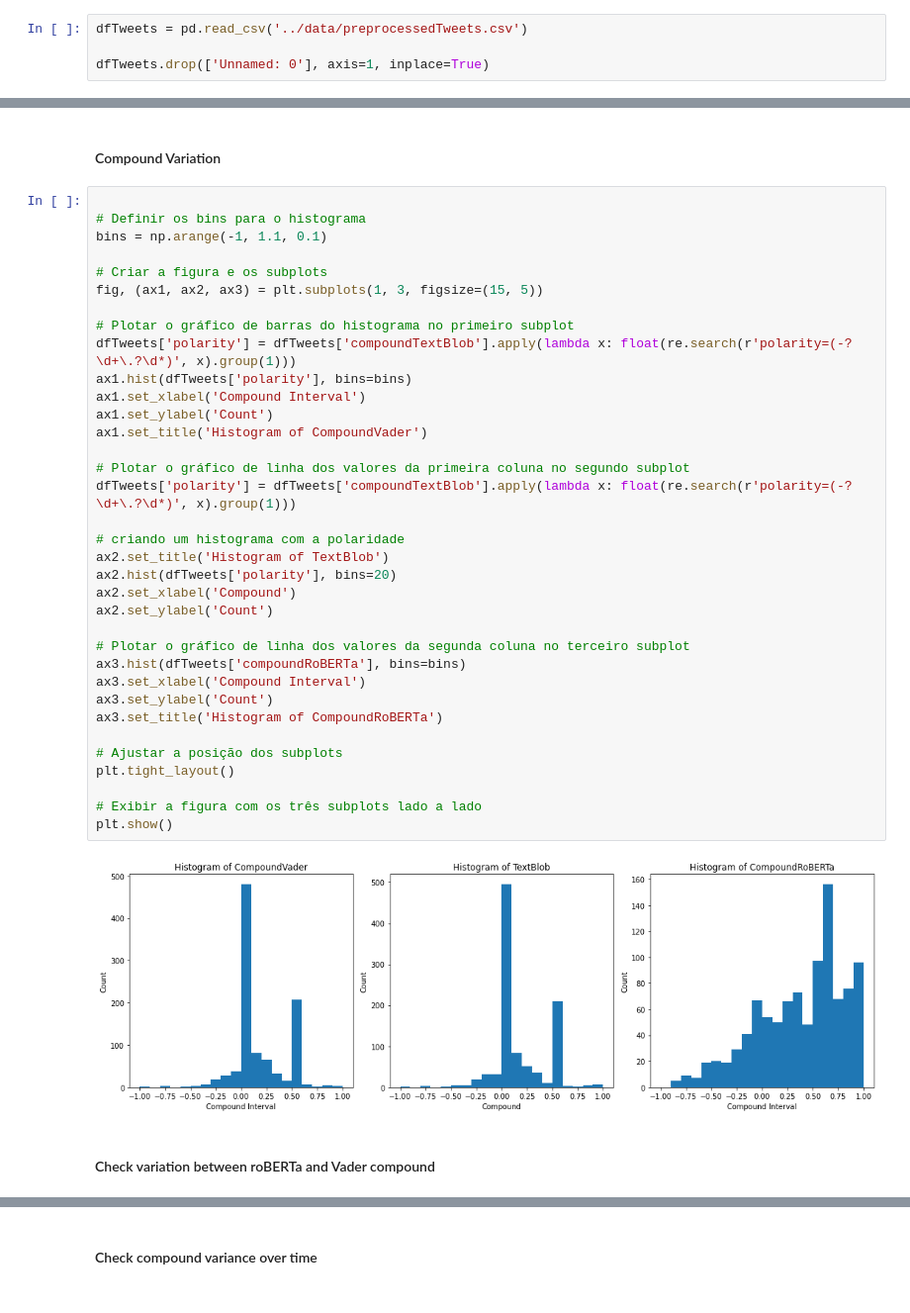
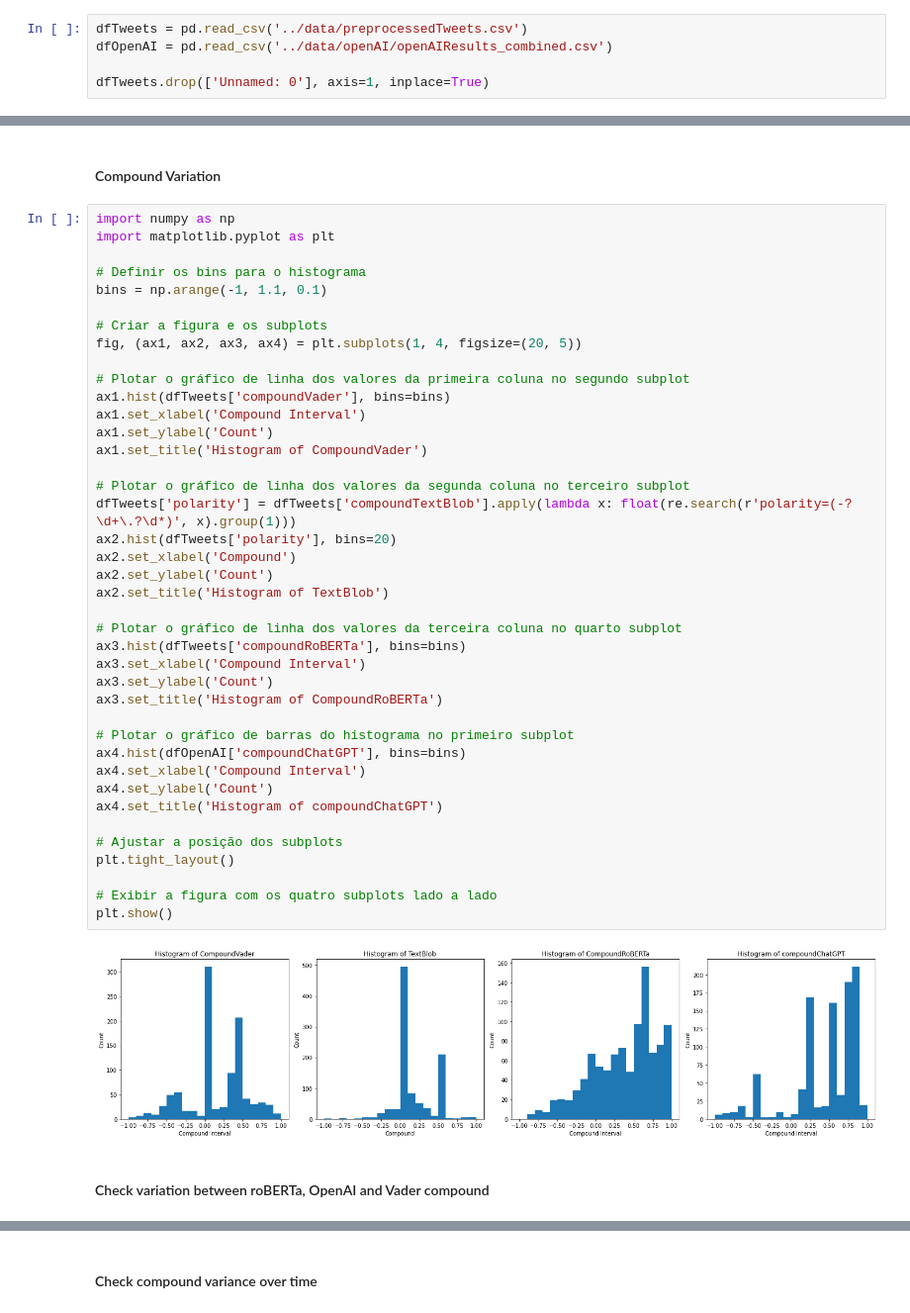
Before and after one commit to rushmetra/MD-Project, a Jupyter notebook: src/analysis.ipynb, the cells around one changed output, grey strips where cells are left out. Shown at 99% size. Cells and saved outputs as stored; diff of their text form.

```diff
--- a/src/analysis.ipynb
+++ b/src/analysis.ipynb
@@ -7,6 +7,7 @@ import re
 from prettytable import PrettyTable
 # %%
 dfTweets = pd.read_csv('../data/preprocessedTweets.csv')
+dfOpenAI = pd.read_csv('../data/openAI/openAIResults_combined.csv')
 
 dfTweets.drop(['Unnamed: 0'], axis=1, inplace=True)
 # %%
@@ -103,41 +111,46 @@ plt.show()
 # %% [markdown]
 #### Compound Variation
 # %%
+import numpy as np
+import matplotlib.pyplot as plt
 
 # Definir os bins para o histograma
 bins = np.arange(-1, 1.1, 0.1)
 
 # Criar a figura e os subplots
-fig, (ax1, ax2, ax3) = plt.subplots(1, 3, figsize=(15, 5))
+fig, (ax1, ax2, ax3, ax4) = plt.subplots(1, 4, figsize=(20, 5))
 
-# Plotar o gráfico de barras do histograma no primeiro subplot
-dfTweets['polarity'] = dfTweets['compoundTextBlob'].apply(lambda x: float(re.search(r'polarity=(-?\d+\.?\d*)', x).group(1)))
-ax1.hist(dfTweets['polarity'], bins=bins)
+# Plotar o gráfico de linha dos valores da primeira coluna no segundo subplot
+ax1.hist(dfTweets['compoundVader'], bins=bins)
 ax1.set_xlabel('Compound Interval')
 ax1.set_ylabel('Count')
 ax1.set_title('Histogram of CompoundVader')
 
-# Plotar o gráfico de linha dos valores da primeira coluna no segundo subplot
+# Plotar o gráfico de linha dos valores da segunda coluna no terceiro subplot
 dfTweets['polarity'] = dfTweets['compoundTextBlob'].apply(lambda x: float(re.search(r'polarity=(-?\d+\.?\d*)', x).group(1)))
-
-# criando um histograma com a polaridade
-ax2.set_title('Histogram of TextBlob')
 ax2.hist(dfTweets['polarity'], bins=20)
 ax2.set_xlabel('Compound')
 ax2.set_ylabel('Count')
+ax2.set_title('Histogram of TextBlob')
 
-# Plotar o gráfico de linha dos valores da segunda coluna no terceiro subplot
+# Plotar o gráfico de linha dos valores da terceira coluna no quarto subplot
 ax3.hist(dfTweets['compoundRoBERTa'], bins=bins)
 ax3.set_xlabel('Compound Interval')
 ax3.set_ylabel('Count')
 ax3.set_title('Histogram of CompoundRoBERTa')
 
+# Plotar o gráfico de barras do histograma no primeiro subplot
+ax4.hist(dfOpenAI['compoundChatGPT'], bins=bins)
+ax4.set_xlabel('Compound Interval')
+ax4.set_ylabel('Count')
+ax4.set_title('Histogram of compoundChatGPT')
+
 # Ajustar a posição dos subplots
 plt.tight_layout()
 
-# Exibir a figura com os três subplots lado a lado
+# Exibir a figura com os quatro subplots lado a lado
 plt.show()
 # %% [output]
-[figure, old version]
+[figure, new version]
 # %% [markdown]
-#### Check variation between roBERTa and Vader compound
+#### Check variation between roBERTa, OpenAI and Vader compound
```
Also changed, not shown: parts of 30 cells of this notebook.
